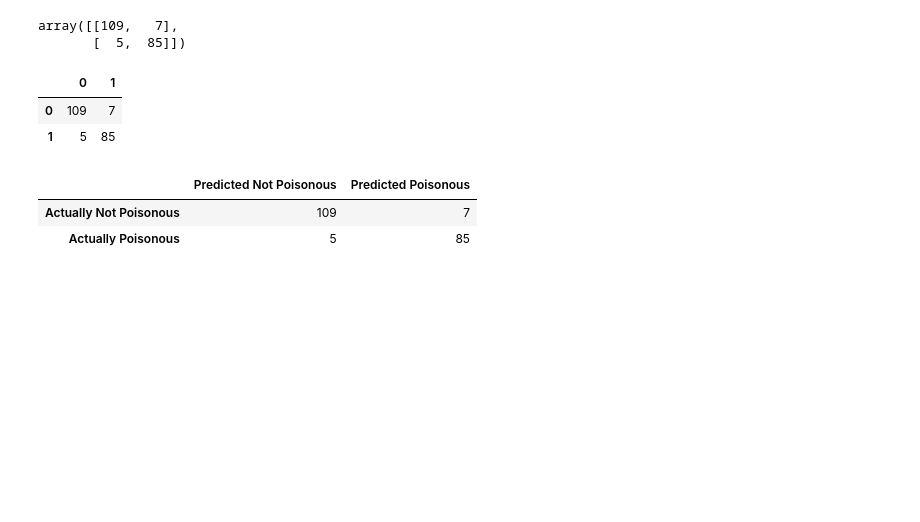
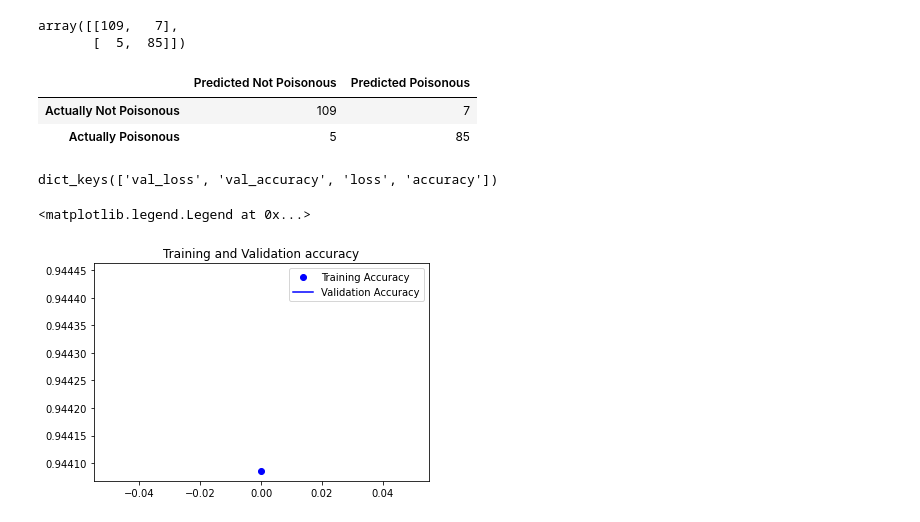
Before and after one commit to FunCodingPanda/Image_Classification, a Jupyter notebook: Mushroom_Capstone.ipynb, the cells around one changed output. Saved outputs shown, nothing was run; the diff lists cells and outputs as text; code cells hidden in the pictures; blank space fills up the shorter version.

```diff
--- a/Mushroom_Capstone.ipynb
+++ b/Mushroom_Capstone.ipynb
@@ -584,7 +593,7 @@ history_new = new_model.fit_generator(train_batches,
                         steps_per_epoch=20,
                         validation_data = validation_batches,
                         validation_steps=20,
-                        epochs=1,
+                        epochs=5,
                         verbose=1)
 # %% [output]
 Epoch 1/1
@@ -641,11 +650,6 @@ array([[109,   7],
        [  5,  85]])
 # %%
 new_model_cm2 = pd.DataFrame(cm2)
-new_model_cm2
-# %% [output]
-|  | 0 | 1 |
-| 0 | 109 | 7 |
-| 1 | 5 | 85 |
 # %%
 new_model_cm2.columns = ['Predicted Not Poisonous', 'Predicted Poisonous']
 cm2_df = new_model_cm2.rename(index={0: 'Actually Not Poisonous', 1: 'Actually Poisonous'})
@@ -654,3 +658,22 @@ cm2_df
 |  | Predicted Not Poisonous | Predicted Poisonous |
 | Actually Not Poisonous | 109 | 7 |
 | Actually Poisonous | 5 | 85 |
+# %%
+history_new.history.keys()
+# %% [output]
+dict_keys(['val_loss', 'val_accuracy', 'loss', 'accuracy'])
+# %%
+accuracy_new = history_new.history['accuracy']
+val_accuracy_new = history_new.history['val_accuracy']
+loss_new = history_new.history['loss']
+val_loss_new = history_new.history['val_loss']
+
+epochs_new = range(len(accuracy_new))
+
+plt.plot(epochs_new, accuracy_new, 'bo', label='Training Accuracy')
+plt.plot(epochs_new, val_accuracy_new, 'b', label='Validation Accuracy')
+plt.title('Training and Validation accuracy')
+plt.legend()
+# %% [output]
+<matplotlib.legend.Legend at 0x...>
+[figure, added]
```
Also changed, not shown: parts of 16 cells of this notebook.
